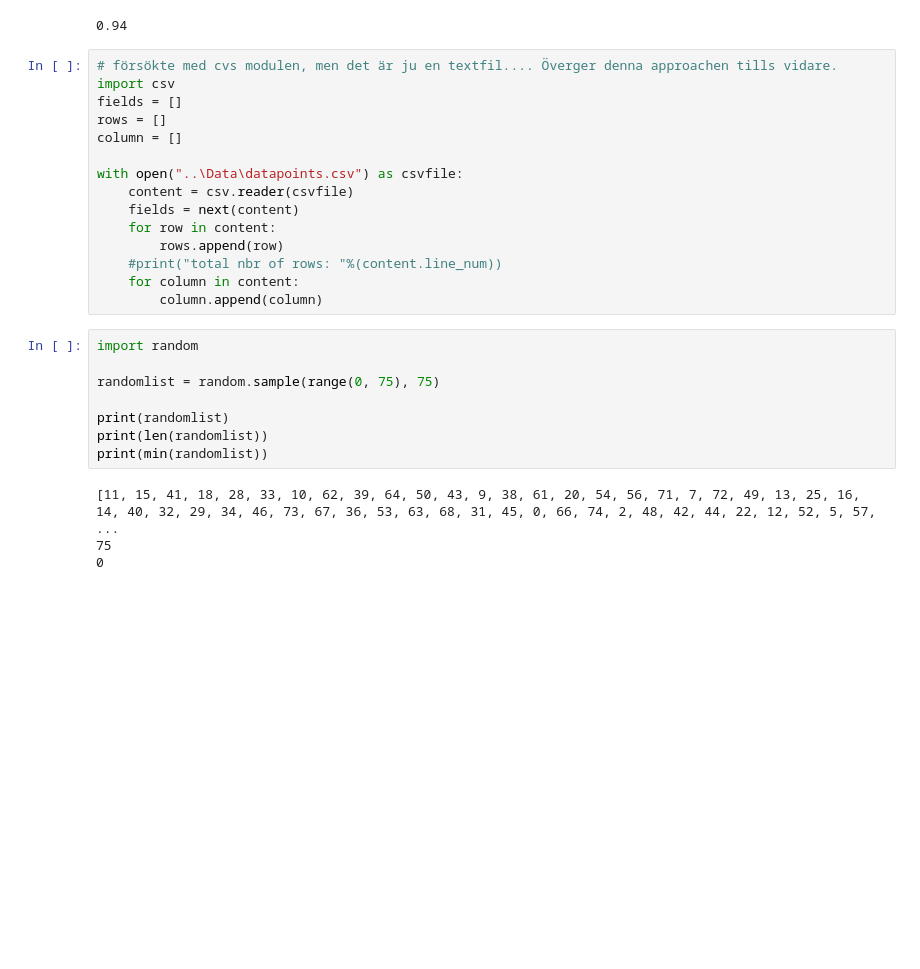
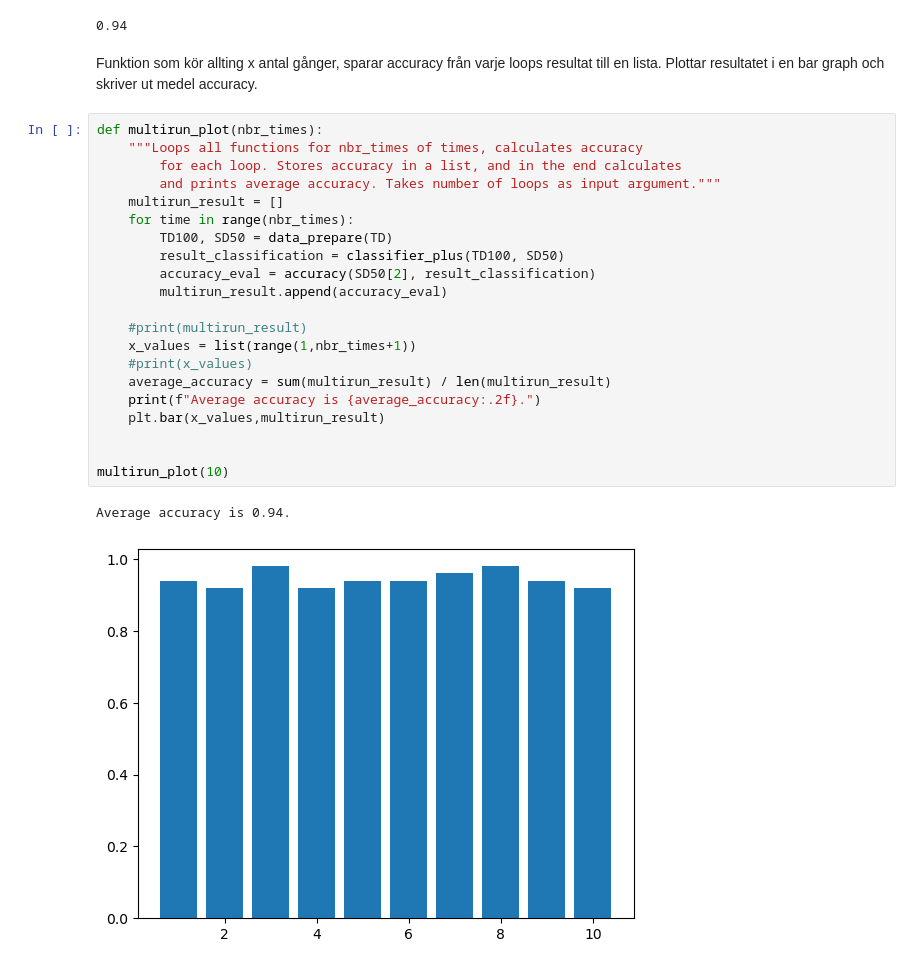
Before and after one commit to dancla240/Python_Daniel_Claesson, a Jupyter notebook: Labs/Lab2_Daniel_Claesson.ipynb, the cells around one changed output. Saved outputs shown, nothing was run; the diff lists cells and outputs as text; blank space fills up the shorter version.

Commit message:
Added function multirun_plot. Some general refactoring, updating text, cleaning up unused code etc.

```diff
--- a/Labs/Lab2_Daniel_Claesson.ipynb
+++ b/Labs/Lab2_Daniel_Claesson.ipynb
@@ -383,30 +362,29 @@ accuracy_eval = accuracy(SD50[2], result_classification)
 print(accuracy_eval)
 # %% [output]
 0.94
-# %%
-# försökte med cvs modulen, men det är ju en textfil.... Överger denna approachen tills vidare.
-import csv
-fields = []
-rows = []
-column = []
-
-with open("..\Data\datapoints.csv") as csvfile:
-    content = csv.reader(csvfile)
-    fields = next(content)
-    for row in content:
-        rows.append(row)
-    #print("total nbr of rows: "%(content.line_num))
-    for column in content:
-        column.append(column)
-# %%
-import random
-
-randomlist = random.sample(range(0, 75), 75)
-
-print(randomlist)
-print(len(randomlist))
-print(min(randomlist))
-# %% [output]
-[11, 15, 41, 18, 28, 33, 10, 62, 39, 64, 50, 43, 9, 38, 61, 20, 54, 56, 71, 7, 72, 49, 13, 25, 16, 14, 40, 32, 29, 34, 46, 73, 67, 36, 53, 63, 68, 31, 45, 0, 66, 74, 2, 48, 42, 44, 22, 12, 52, 5, 57,  ...
-75
-0
+# %% [markdown]
+Funktion som kör allting x antal gånger, sparar accuracy från varje loops resultat till en lista. Plottar resultatet i en bar graph och skriver ut medel accuracy.
+# %%
+def multirun_plot(nbr_times):
+    """Loops all functions for nbr_times of times, calculates accuracy
+        for each loop. Stores accuracy in a list, and in the end calculates
+        and prints average accuracy. Takes number of loops as input argument."""
+    multirun_result = []
+    for time in range(nbr_times):
+        TD100, SD50 = data_prepare(TD)
+        result_classification = classifier_plus(TD100, SD50)
+        accuracy_eval = accuracy(SD50[2], result_classification)
+        multirun_result.append(accuracy_eval)
+
+    #print(multirun_result)
+    x_values = list(range(1,nbr_times+1))
+    #print(x_values)
+    average_accuracy = sum(multirun_result) / len(multirun_result)
+    print(f"Average accuracy is {average_accuracy:.2f}.")
+    plt.bar(x_values,multirun_result)
+
+
+multirun_plot(10)
+# %% [output]
+Average accuracy is 0.94.
+[figure, added]
```
Also changed, not shown: parts of 6 cells of this notebook.
